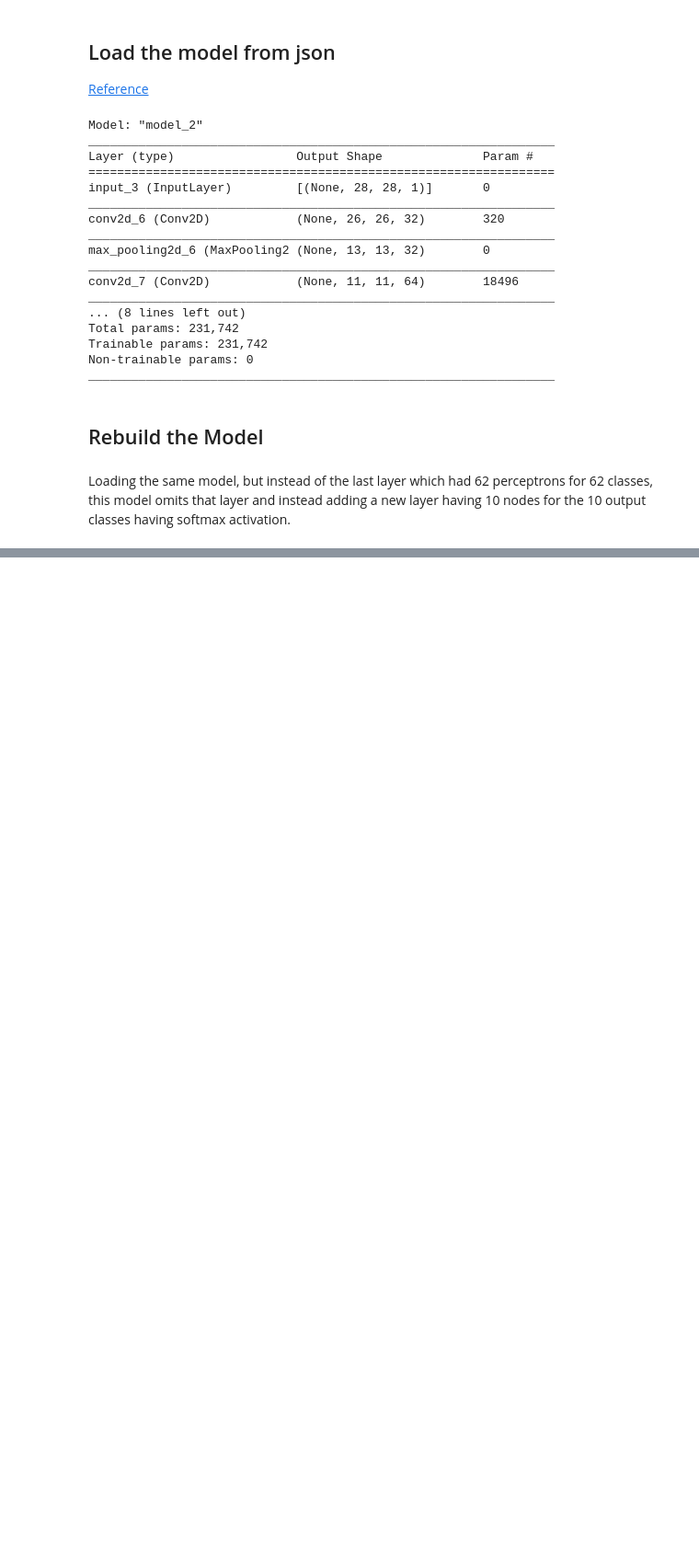
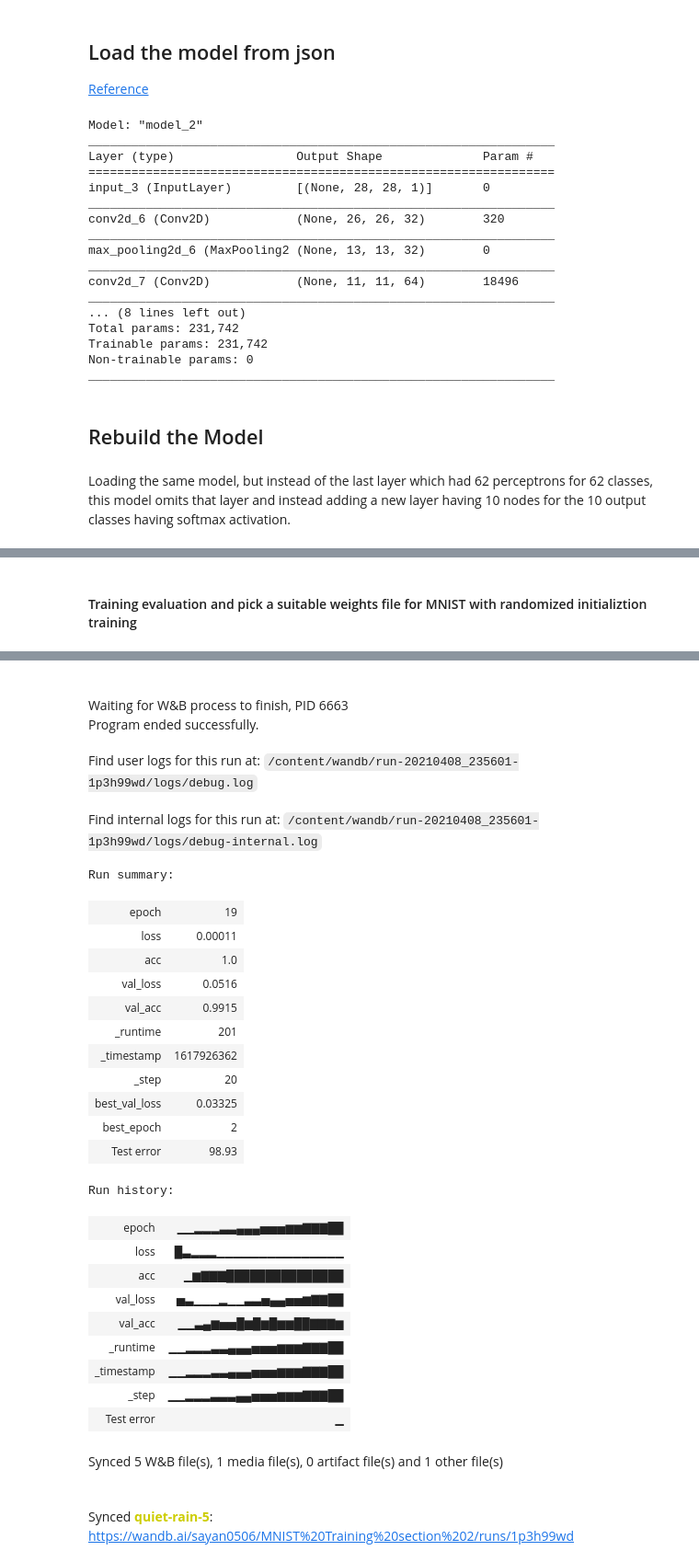
Before and after one commit to sayan0506/Comparative-STudy-of-Effect-of-Transfer-Learning-om-Different-Handwritten-Digit-Datasets-using-WandB, a Jupyter notebook: IIITD_assignment_task_2_test_script.ipynb, the cells around one changed output, grey strips where cells are left out. Shown at 92% size. Drawn from its saved outputs; the diff is of its cells as text; code cells hidden in the pictures; blank space fills up the shorter version.

```diff
--- a/IIITD_assignment_task_2_test_script.ipynb
+++ b/IIITD_assignment_task_2_test_script.ipynb
@@ -1058,0 +1077,24 @@ _________________________________________________________________
+# %%
+'''
+Instruction: Initialize everytime before using wandbcallback and run.join()
+'''
+# initialize wandb with the project
+
+run = wandb.init(project = 'MNIST Training section 2',
+                 config = {
+                     "learning_rate": learning_rate,
+                     "epochs": epochs,
+                     "batch_size": train_generator.batch_size,
+                     "loss_function": loss_fn,
+                     "architecture": "CNN",
+                     "dataset": 'Trainset'
+                 })
+
+# will be used to configure the experiment log for wandb tracking
+config = wandb.config
+
+# defining the optimizer
+optimizer = Adam(config.learning_rate)
+
+# model compile
+model_mnist.compile(optimizer = optimizer, loss = loss_fn, metrics = ['acc'])
@@ -1058,0 +1170,11 @@ _________________________________________________________________
+# %% [markdown]
+####  Training evaluation and pick a suitable weights file for MNIST with randomized initializtion training
+# %%
+# based on final validation accuracy we are picking the model
+val_loss, val_acc = model.evaluate(x_test_pro, y_test)
+
+# wandb log analysis
+wandb.log({'Test error': round((1 - val_acc) * 100, 2)})
+
+run.join()
+# %% [output]
@@ -1058,0 +1182,28 @@ _________________________________________________________________
+Waiting for W&B process to finish, PID 6663
+Program ended successfully.
+Find user logs for this run at: /content/wandb/run-20210408_235601-1p3h99wd/logs/debug.log
+Find internal logs for this run at: /content/wandb/run-20210408_235601-1p3h99wd/logs/debug-internal.log
+Run summary:
+| epoch | 19 |
+| loss | 0.00011 |
+| acc | 1.0 |
+| val_loss | 0.0516 |
+| val_acc | 0.9915 |
+| _runtime | 201 |
+| _timestamp | 1617926362 |
+| _step | 20 |
+| best_val_loss | 0.03325 |
+| best_epoch | 2 |
+| Test error | 98.93 |
+Run history:
+| epoch | ▁▁▂▂▂▃▃▄▄▄▅▅▅▆▆▇▇▇██ |
+| loss | █▃▂▂▂▁▁▁▁▁▁▁▁▁▁▁▁▁▁▁ |
+| acc | ▁▆▇▇▇███████████████ |
+| val_loss | ▅▃▁▁▁▂▁▁▃▃▅▄▄▅▅▆▇▇██ |
+| val_acc | ▁▁▃▄▆▅▅█▆█▆█▆▆██▇▇▇▆ |
+| _runtime | ▁▁▂▂▂▃▃▄▄▄▅▅▅▆▆▆▇▇▇██ |
+| _timestamp | ▁▁▂▂▂▃▃▄▄▄▅▅▅▆▆▆▇▇▇██ |
+| _step | ▁▁▂▂▂▃▃▃▄▄▅▅▅▆▆▆▇▇▇██ |
+| Test error | ▁ |
+Synced 5 W&B file(s), 1 media file(s), 0 artifact file(s) and 1 other file(s)
+Synced quiet-rain-5: https://wandb.ai/sayan0506/MNIST%20Training%20section%202/runs/1p3h99wd
```
Also changed, not shown: parts of 29 cells of this notebook.
